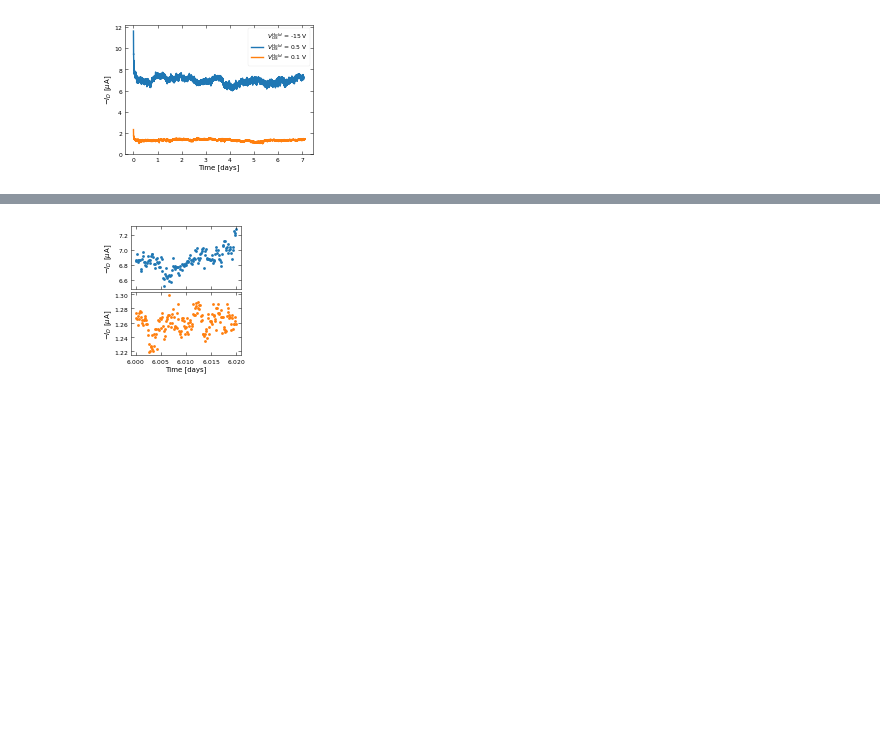
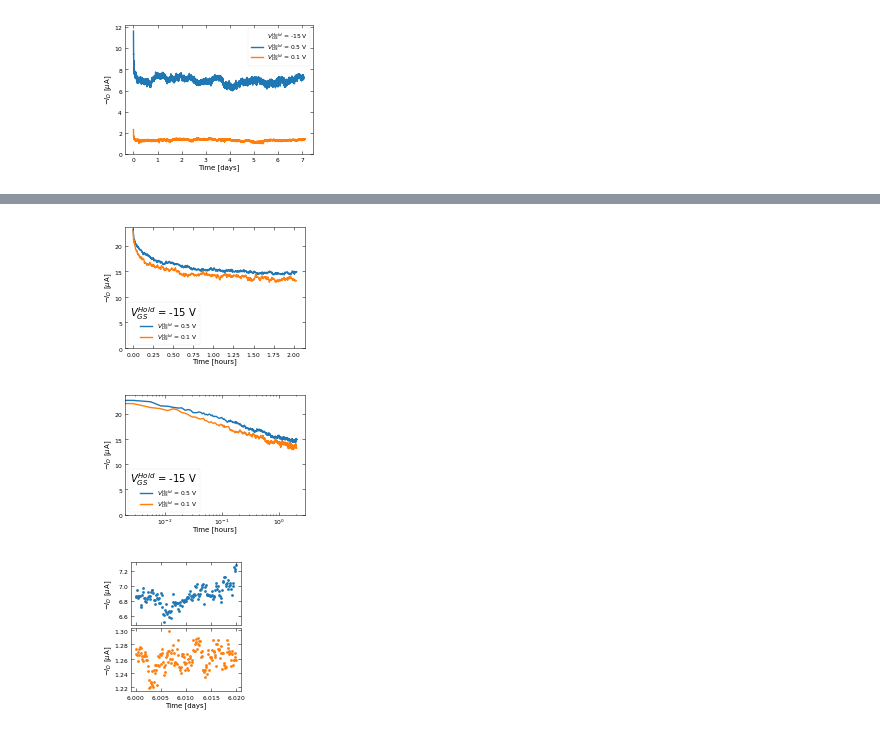
Before and after one commit to stevennoyce/CNT_IV, a Jupyter notebook: b2912a/notebooks/Bias Stress Figures 1.ipynb, the cells around one changed output, grey strips where cells are left out. Drawn from its saved outputs; the diff is of its cells as text; code cells hidden in the pictures; blank space fills up the shorter version.

Commit message:
Added figures to notebook for invesigating decay rate at different VDS

```diff
--- a/b2912a/notebooks/Bias Stress Figures 1.ipynb
+++ b/b2912a/notebooks/Bias Stress Figures 1.ipynb
@@ -450,3 +450,78 @@ plt.show()
 # %% [output]
 # Figure 2b
 [figure]
+# %%
+print('# Figure 2b')
+# makePlots('C127', 'X', '15-16', 4, 4, 'FullStaticBiasHistory', (3.3,2.2), saveFolder=saveFolder, plotSaveName='Figure 2 - ', saveFigures=True) # Static Bias
+
+parametersSets1 = dlu.loadJSON('data/C127/X/15-16/', 'StaticBias.json')
+parametersSets1 = dlu.filterHistoryGreaterThan(parametersSets1, 'experimentNumber', 4)
+parametersSets1 = dlu.filterHistoryLessThan(parametersSets1, 'experimentNumber', 4)
+parametersSets1_SkipDay1 = parametersSets1[20:]
+parametersSets1_First3Hours = parametersSets1[0:2]
+
+parametersSets2 = dlu.loadJSON('data/C127/X/15-16/', 'StaticBias.json')
+parametersSets2 = dlu.filterHistoryGreaterThan(parametersSets2, 'experimentNumber', 7)
+parametersSets2 = dlu.filterHistoryLessThan(parametersSets2, 'experimentNumber', 7)
+parametersSets2_SkipDay1 = parametersSets2[20:]
+parametersSets2_First3Hours = parametersSets2[0:2]
+
+initialTime1 = parametersSets1[0]['Results']['timestamps'][0]
+timestamps1 = np.array([])
+Ids1 = np.array([])
+Ids_noise1 = np.array([])
+
+initialTime2 = parametersSets2[0]['Results']['timestamps'][0]
+timestamps2 = np.array([])
+Ids2 = np.array([])
+Ids_noise2 = np.array([])
+
+for parameters in parametersSets1_First3Hours:
+    timestamps = np.array(parameters['Results']['timestamps'])
+    timestamps1 = np.append(timestamps1, (timestamps - initialTime1)/3600)
+    Ids1 = np.append(Ids1, np.array(parameters['Results']['id_data']))
+
+for parameters in parametersSets1_SkipDay1:
+    Ids_noise1 = np.append(Ids_noise1, np.array(parameters['Results']['id_data']))
+
+for parameters in parametersSets2_First3Hours:
+    timestamps = np.array(parameters['Results']['timestamps'])
+    timestamps2 = np.append(timestamps2, (timestamps - initialTime2)/3600)
+    Ids2 = np.append(Ids2, np.array(parameters['Results']['id_data']))
+
+for parameters in parametersSets2_SkipDay1:
+    Ids_noise2 = np.append(Ids_noise2, np.array(parameters['Results']['id_data']))
+
+def rollingMean(x, N):
+    return np.convolve(x, np.ones((N,))/N, mode='valid')
+
+print('STD for VDS = -0.1 :: ' + str(np.std(Ids_noise1)))
+print('STD for VDS = -0.5 :: ' + str(np.std(Ids_noise2)))
+
+print( 'Coefficient of Variation for VDS = -0.1 :: ' + str( np.std(Ids_noise1)/np.mean(Ids_noise1) ) )
+print( 'Coefficient of Variation for VDS = -0.5 :: ' + str( np.std(Ids_noise2)/np.mean(Ids_noise2) ) )
+
+fig = plt.figure(figsize=(3.1,2.22))
+plt.plot(timestamps2, abs(Ids2)/(0.5)/1e-6, label='$V_{{DS}}^{{Hold}}$ = 0.5 V')
+plt.plot(timestamps1, abs(Ids1)/(0.1)/1e-6, label='$V_{{DS}}^{{Hold}}$ = 0.1 V')
+plt.xlabel('Time [hours]')
+plt.ylabel('$-I_D$ [$\mu$A]')
+leg = plt.legend(title='$V_{{GS}}^{{Hold}}$ = -15 V', labelspacing=0)
+leg._legend_box.align = "right"
+plt.ylim(ymin=0)
+plt.tight_layout()
+plt.savefig(saveFolder + '/Figure 2? decay rate.png', transparent=True, dpi=300)
+
+fig = plt.figure(figsize=(3.1,2.22))
+plt.semilogx(timestamps2, abs(Ids2)/(0.5)/1e-6, label='$V_{{DS}}^{{Hold}}$ = 0.5 V')
+plt.semilogx(timestamps1, abs(Ids1)/(0.1)/1e-6, label='$V_{{DS}}^{{Hold}}$ = 0.1 V')
+plt.xlabel('Time [hours]')
+plt.ylabel('$-I_D$ [$\mu$A]')
+leg = plt.legend(title='$V_{{GS}}^{{Hold}}$ = -15 V', labelspacing=0)
+leg._legend_box.align = "right"
+plt.ylim(ymin=0)
+plt.tight_layout()
+plt.savefig(saveFolder + '/Figure S? decay rate logtime.png', transparent=True, dpi=300)
+
+plt.show()
+# %% [output]
@@ -453,3 +533,5 @@ plt.show()
+[figure, added]
+[figure, added]
 # %%
 fig = plt.figure(figsize=(2.2,2.2))
 
```
Also changed, not shown: parts of 1 cell of this notebook.
